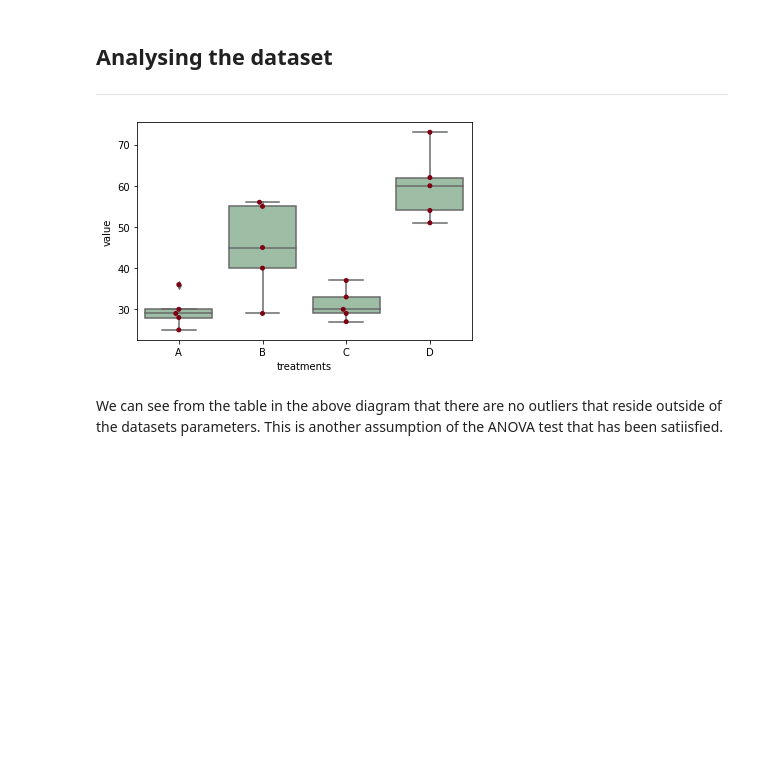
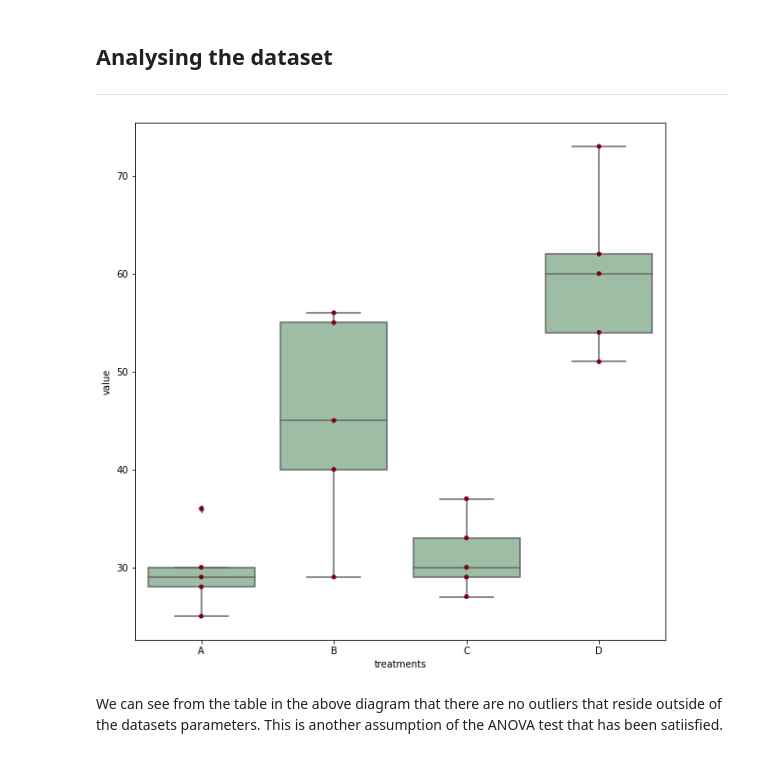
Before and after one commit to jonkavana/Machine-Learning-CA, a Jupyter notebook: scipy-stats.ipynb, the cells around one changed output. Drawn from its saved outputs; the diff is of its cells as text; code cells hidden in the pictures; blank space fills up the shorter version.

Commit message:
Addition of new modules to requirements.txt file. Fourth edit of SciPy complete with addition of visuals. Second edit of SKL file.

```diff
--- a/scipy-stats.ipynb
+++ b/scipy-stats.ipynb
@@ -206,13 +206,15 @@ df_melt.columns = ['index', 'treatments', 'value']
 # %%
 # generate a boxplot to see the data distribution by treatments. Using boxplot, we can
 # easily detect the differences between different treatments and isolate any outliers.
 import matplotlib.pyplot as plt
 import seaborn as sns
 ax = sns.boxplot(x='treatments', y='value', data=df_melt, color='#99c2a2')
 ax = sns.swarmplot(x="treatments", y="value", data=df_melt, color='#7d0013')
+# Make the plots bigger.
+plt.rcParams['figure.figsize'] = (10.0, 10.0)
 plt.show()
 # %% [output]
-[figure, old version]
+[figure, new version]
 # %% [markdown]
 We can see from the table in the above diagram that there are no outliers that reside outside of the datasets parameters. This is another assumption of the ANOVA test that has been satiisfied.
 # %%
```
Also changed, not shown: parts of 3 cells of this notebook, 3 other files.
